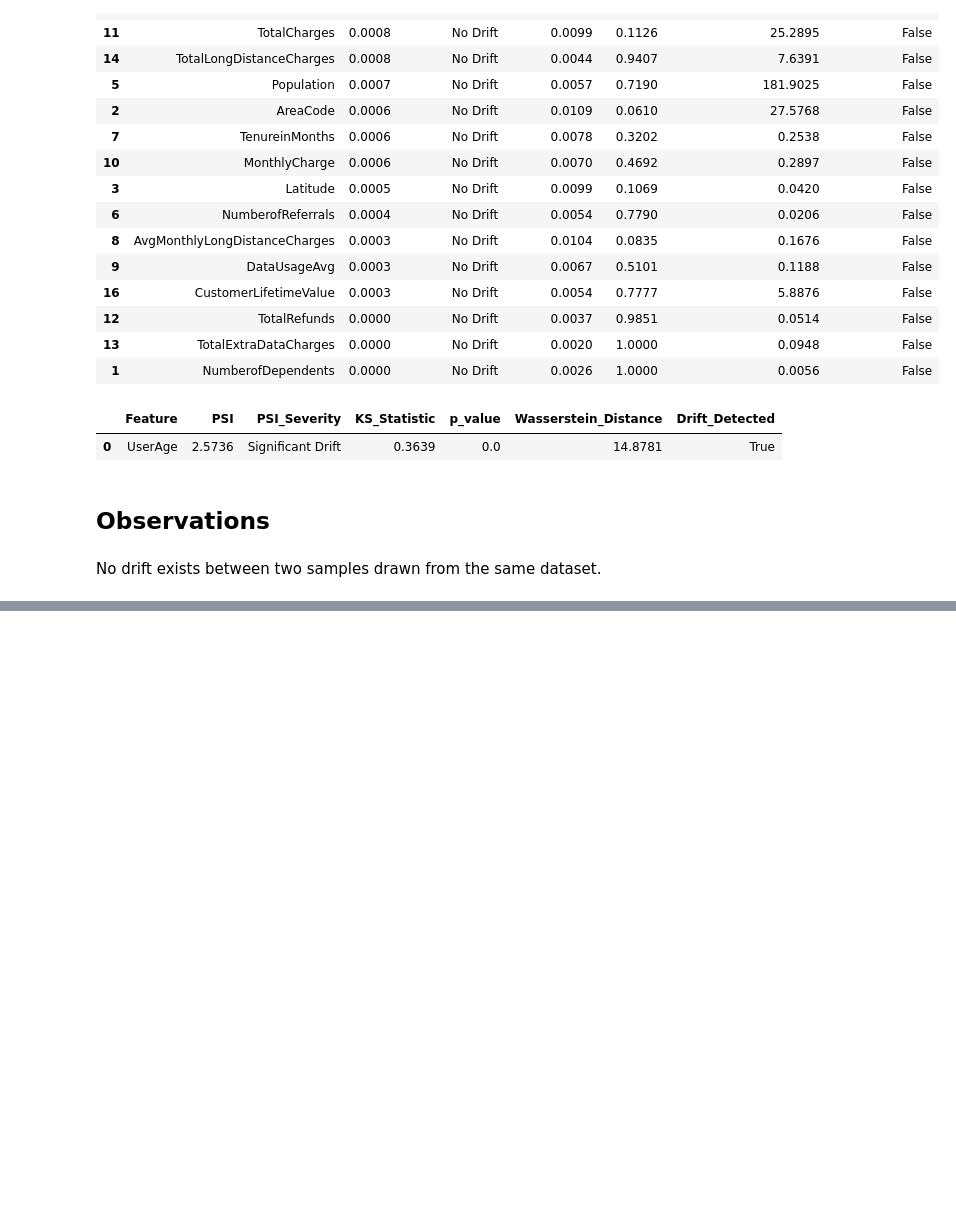
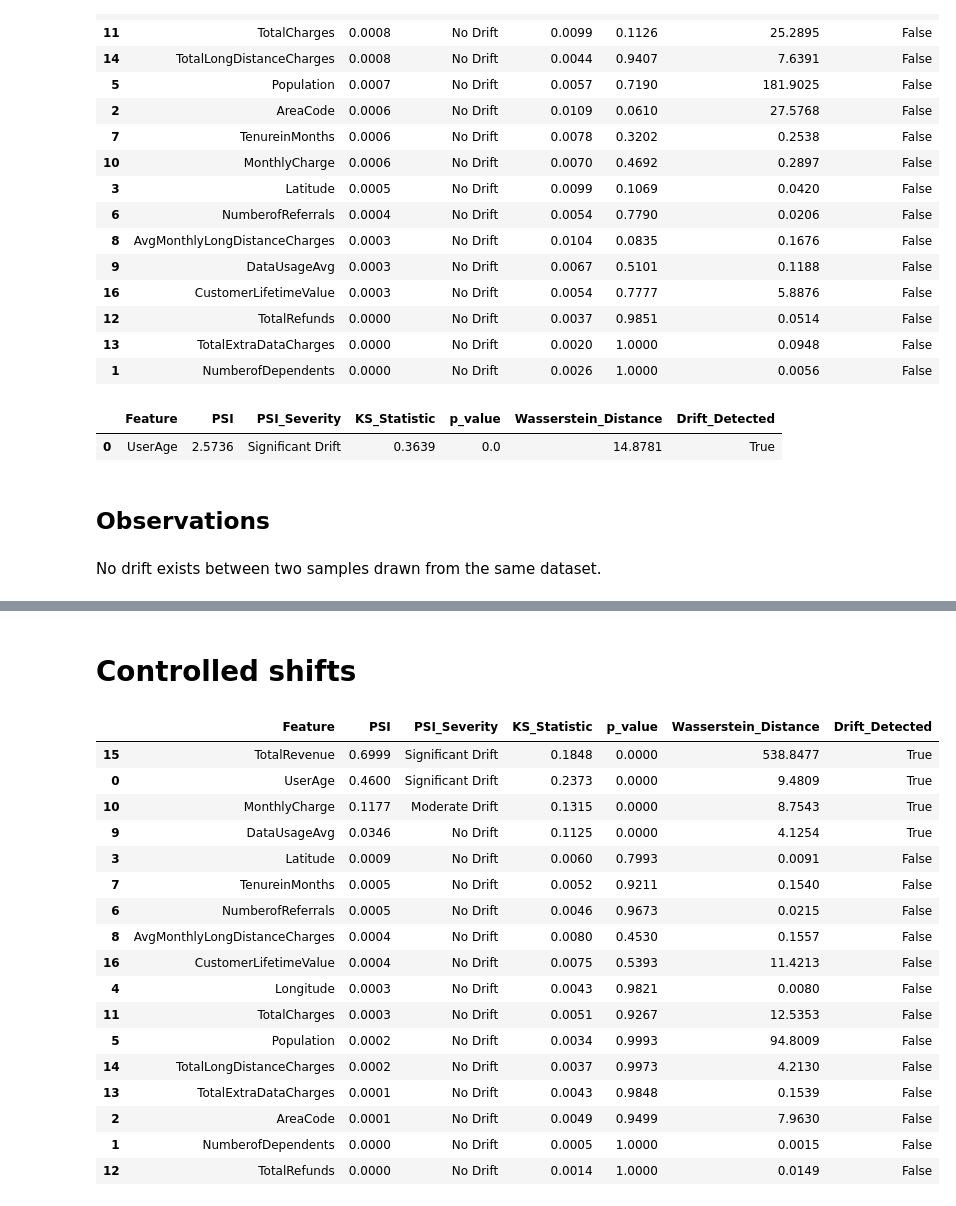
Before and after one commit to AbarnaRajarethinam/bobionics-naisc-2026-adaptive-drift, a Jupyter notebook: notebooks/Numerical Feature Drift Detection.ipynb, the cells around one changed output, grey strips where cells are left out. Saved outputs shown, nothing was run; the diff lists cells and outputs as text; code cells hidden in the pictures; blank space fills up the shorter version.

```diff
--- a/notebooks/Numerical Feature Drift Detection.ipynb
+++ b/notebooks/Numerical Feature Drift Detection.ipynb
@@ -316,0 +379,78 @@ No drift exists between two samples drawn from the same dataset.
+# %% [markdown]
+# Controlled shifts
+# %%
+# -------------------------------
+# Step 1: Copy validation dataset
+# -------------------------------
+validation_part = train_part.sample(frac=0.3, random_state=42).copy()
+
+# -------------------------------
+# Step 2: Simulate production drift
+# -------------------------------
+# Add realistic drift to selected numerical features
+np.random.seed(42)
+
+drift_features = [
+    "UserAge",
+    "MonthlyCharge",
+    "DataUsageAvg",
+    "TotalRevenue"
+]
+
+for col in drift_features:
+    if col == "UserAge":
+        # Age shifts higher in production
+        validation_part[col] = validation_part[col] + np.random.randint(5, 15, size=len(validation_part))
+    elif col == "MonthlyCharge":
+        # Monthly charge increases in production
+        validation_part[col] = validation_part[col] * np.random.uniform(1.05, 1.2, size=len(validation_part))
+    elif col == "DataUsageAvg":
+        # Data usage slightly increases
+        validation_part[col] = validation_part[col] * np.random.uniform(1.1, 1.3, size=len(validation_part))
+    elif col == "TotalRevenue":
+        # Some customers spend more
+        validation_part[col] = validation_part[col] + np.random.randint(100, 1000, size=len(validation_part))
+
+# -------------------------------
+# Step 3: Run drift detection pipeline
+# -------------------------------
+results = []
+
+for col in numerical_cols:
+    psi = calculate_psi(train_part[col], validation_part[col])
+    ks_stat, p_value = ks_test(train_part[col], validation_part[col])
+    wasserstein = wasserstein_distance(train_part[col].dropna(), validation_part[col].dropna())
+    severity = classify_psi(psi)
+    drift_flag = (psi > 0.25) or (p_value < 0.05)
+
+    results.append({
+        "Feature": col,
+        "PSI": round(psi, 4),
+        "PSI_Severity": severity,
+        "KS_Statistic": round(ks_stat, 4),
+        "p_value": round(p_value, 4),
+        "Wasserstein_Distance": round(wasserstein, 4),
+        "Drift_Detected": drift_flag
+    })
+
+drift_results = pd.DataFrame(results)
+drift_results.sort_values("PSI", ascending=False)
+# %% [output]
+|  | Feature | PSI | PSI_Severity | KS_Statistic | p_value | Wasserstein_Distance | Drift_Detected |
+| 15 | TotalRevenue | 0.6999 | Significant Drift | 0.1848 | 0.0000 | 538.8477 | True |
+| 0 | UserAge | 0.4600 | Significant Drift | 0.2373 | 0.0000 | 9.4809 | True |
+| 10 | MonthlyCharge | 0.1177 | Moderate Drift | 0.1315 | 0.0000 | 8.7543 | True |
+| 9 | DataUsageAvg | 0.0346 | No Drift | 0.1125 | 0.0000 | 4.1254 | True |
+| 3 | Latitude | 0.0009 | No Drift | 0.0060 | 0.7993 | 0.0091 | False |
+| 7 | TenureinMonths | 0.0005 | No Drift | 0.0052 | 0.9211 | 0.1540 | False |
+| 6 | NumberofReferrals | 0.0005 | No Drift | 0.0046 | 0.9673 | 0.0215 | False |
+| 8 | AvgMonthlyLongDistanceCharges | 0.0004 | No Drift | 0.0080 | 0.4530 | 0.1557 | False |
+| 16 | CustomerLifetimeValue | 0.0004 | No Drift | 0.0075 | 0.5393 | 11.4213 | False |
+| 4 | Longitude | 0.0003 | No Drift | 0.0043 | 0.9821 | 0.0080 | False |
+| 11 | TotalCharges | 0.0003 | No Drift | 0.0051 | 0.9267 | 12.5353 | False |
+| 5 | Population | 0.0002 | No Drift | 0.0034 | 0.9993 | 94.8009 | False |
+| 14 | TotalLongDistanceCharges | 0.0002 | No Drift | 0.0037 | 0.9973 | 4.2130 | False |
+| 13 | TotalExtraDataCharges | 0.0001 | No Drift | 0.0043 | 0.9848 | 0.1539 | False |
+| 2 | AreaCode | 0.0001 | No Drift | 0.0049 | 0.9499 | 7.9630 | False |
+| 1 | NumberofDependents | 0.0000 | No Drift | 0.0005 | 1.0000 | 0.0015 | False |
+| 12 | TotalRefunds | 0.0000 | No Drift | 0.0014 | 1.0000 | 0.0149 | False |
```
Also changed, not shown: parts of 4 cells of this notebook, 1 other file.
